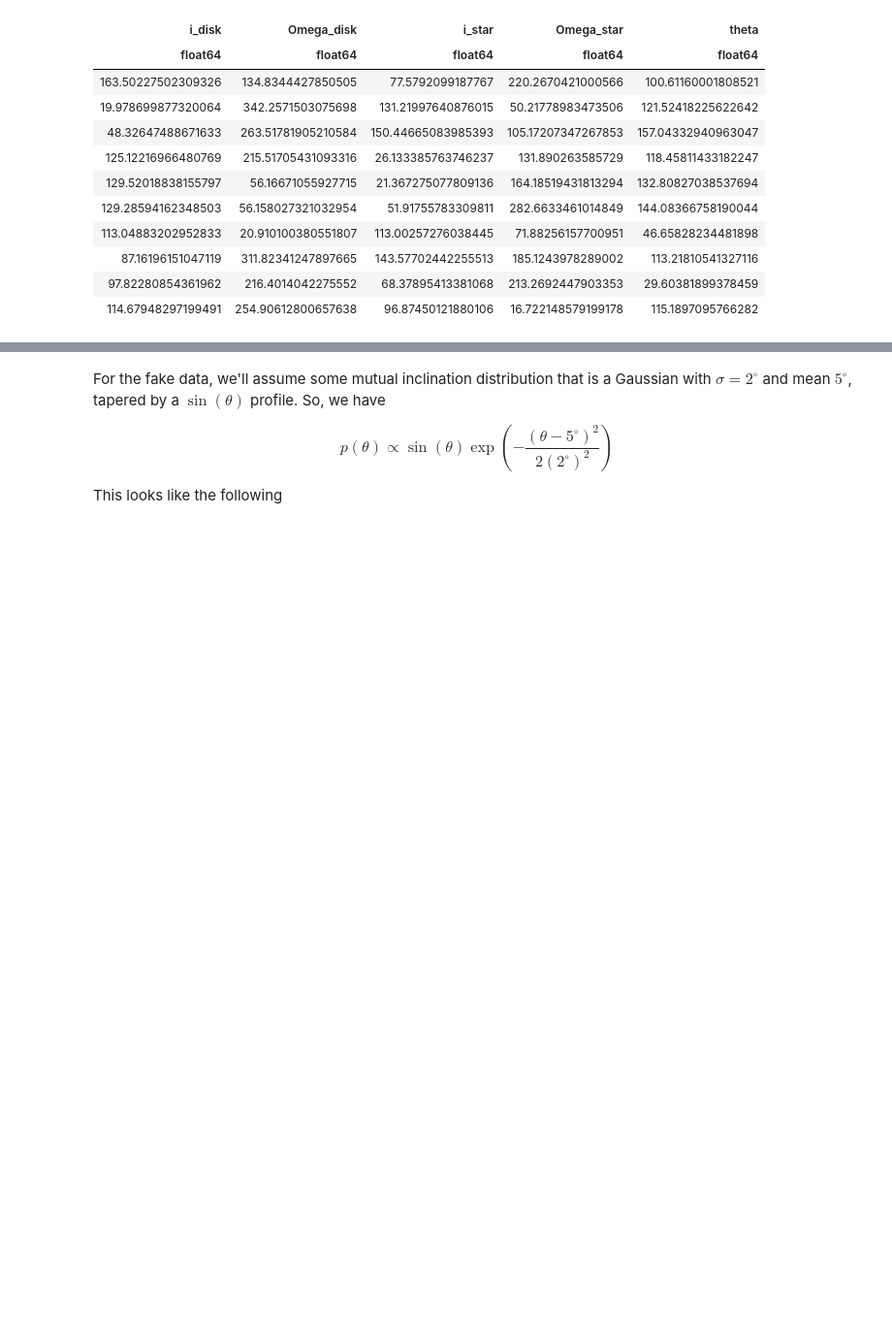
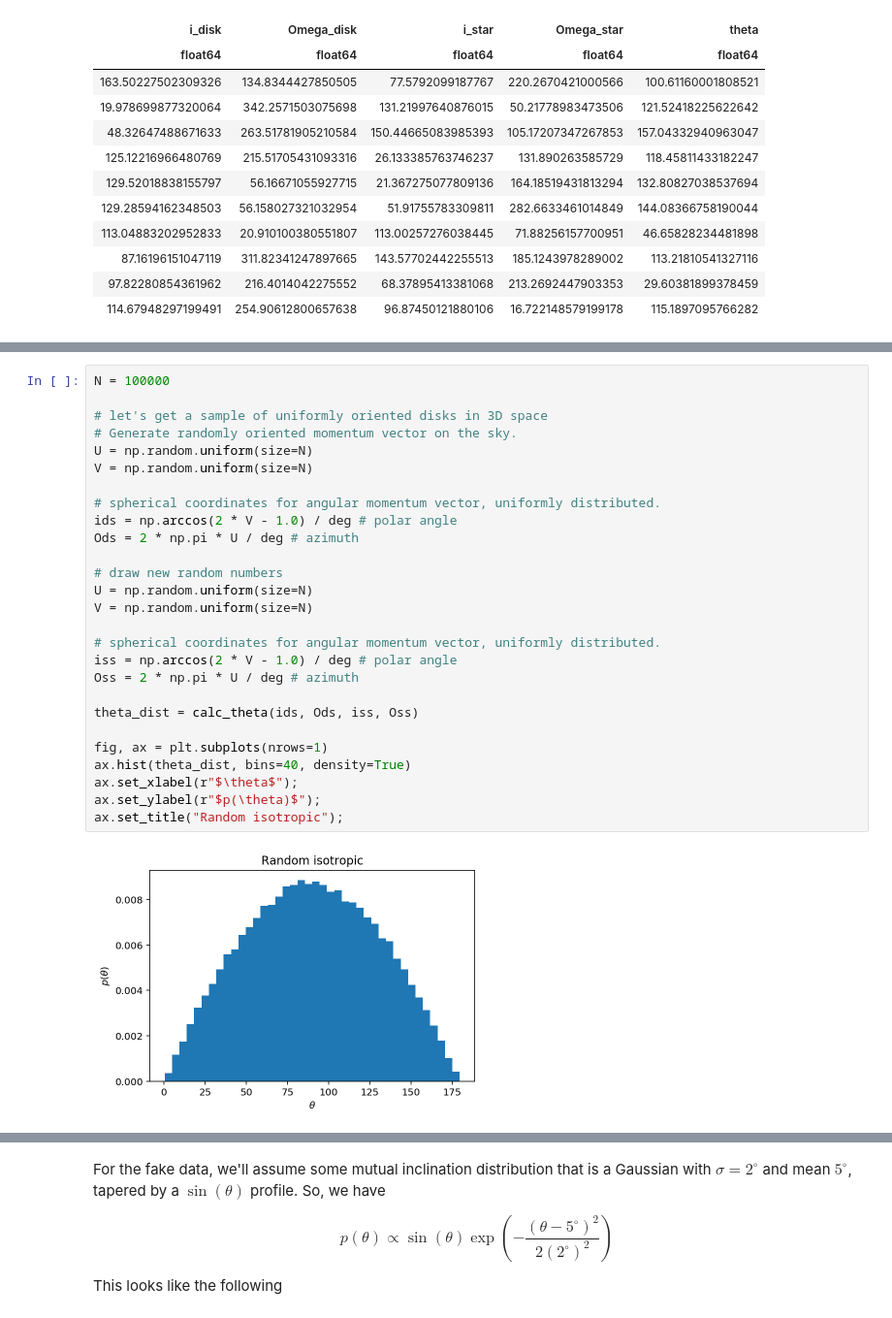
Before and after one commit to iancze/hierarchical-mutual-inclinations, a Jupyter notebook: MutualInclinations.ipynb, the cells around one changed output, grey strips where cells are left out. Shown at 97% size. Cells and saved outputs as stored; diff of their text form; blank space fills up the shorter version.

Commit message:
added real disks.

```diff
--- a/MutualInclinations.ipynb
+++ b/MutualInclinations.ipynb
@@ -464 +474,30 @@ Table length=10
+# %%
+N = 100000
+
+# let's get a sample of uniformly oriented disks in 3D space
+# Generate randomly oriented momentum vector on the sky.
+U = np.random.uniform(size=N)
+V = np.random.uniform(size=N)
+
+# spherical coordinates for angular momentum vector, uniformly distributed.
+ids = np.arccos(2 * V - 1.0) / deg # polar angle
+Ods = 2 * np.pi * U / deg # azimuth
+
+# draw new random numbers
+U = np.random.uniform(size=N)
+V = np.random.uniform(size=N)
+
+# spherical coordinates for angular momentum vector, uniformly distributed.
+iss = np.arccos(2 * V - 1.0) / deg # polar angle
+Oss = 2 * np.pi * U / deg # azimuth
+
+theta_dist = calc_theta(ids, Ods, iss, Oss)
+
+fig, ax = plt.subplots(nrows=1)
+ax.hist(theta_dist, bins=40, density=True)
+ax.set_xlabel(r"$\theta$");
+ax.set_ylabel(r"$p(\theta)$");
+ax.set_title("Random isotropic");
+# %% [output]
+[figure, added]
 # %% [markdown]
```
Also changed, not shown: parts of 26 cells of this notebook, 1 other file.
